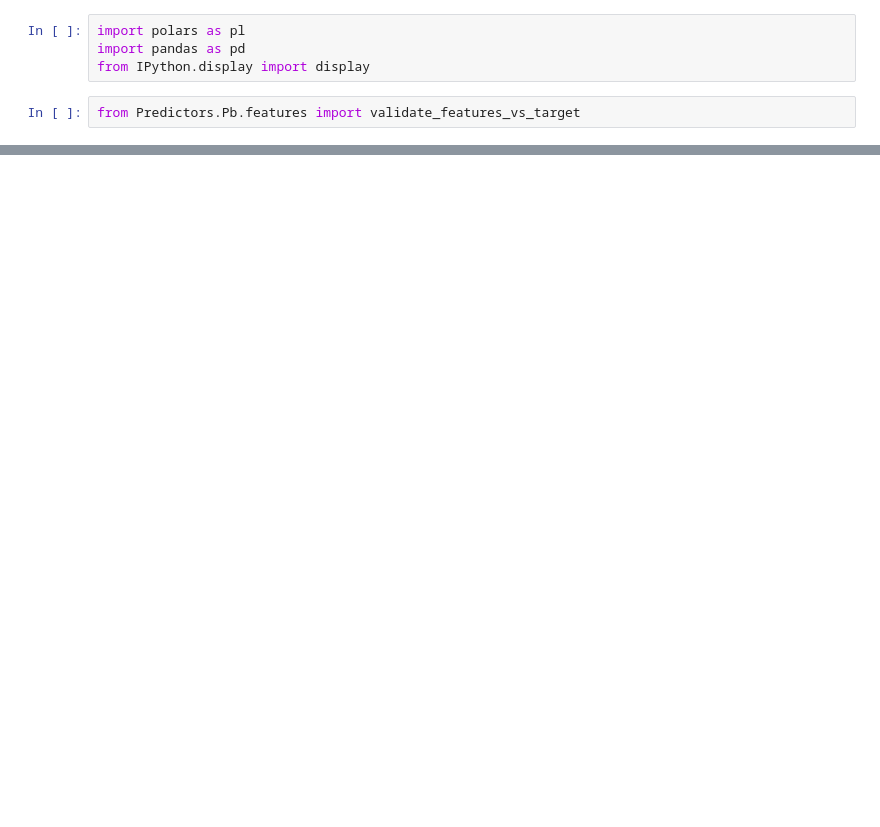
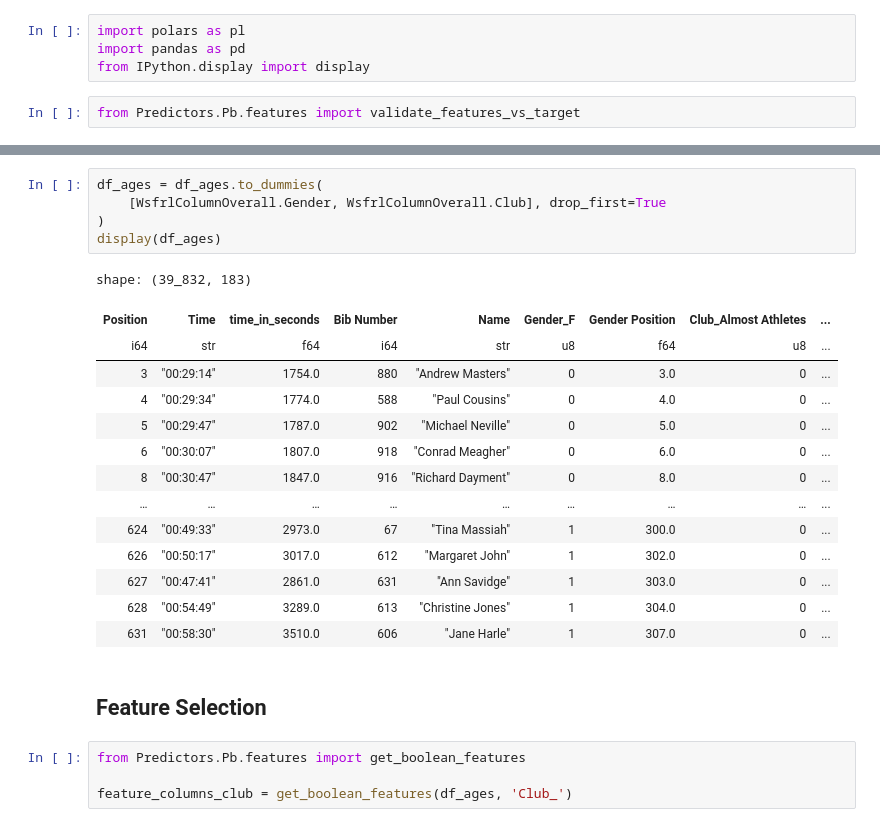
Before and after one commit to CoderGregH/wsfrl, a Jupyter notebook: Predictors/Age/HowOldAreThey.ipynb, the cells around one changed output, grey strips where cells are left out. Drawn from its saved outputs; the diff is of its cells as text; blank space fills up the shorter version.

```diff
--- a/Predictors/Age/HowOldAreThey.ipynb
+++ b/Predictors/Age/HowOldAreThey.ipynb
@@ -26,0 +60,26 @@ shape: (55_523, 65)
+# %%
+df_ages = df_ages.to_dummies(
+    [WsfrlColumnOverall.Gender, WsfrlColumnOverall.Club], drop_first=True
+)
+display(df_ages)
+# %% [output]
+shape: (39_832, 183)
+| Position | Time | time_in_seconds | Bib Number | Name | Gender_F | Gender Position | Club_Almost Athletes | ... |
+| i64 | str | f64 | i64 | str | u8 | f64 | u8 | ... |
+| 3 | "00:29:14" | 1754.0 | 880 | "Andrew Masters" | 0 | 3.0 | 0 | ... |
+| 4 | "00:29:34" | 1774.0 | 588 | "Paul Cousins" | 0 | 4.0 | 0 | ... |
+| 5 | "00:29:47" | 1787.0 | 902 | "Michael Neville" | 0 | 5.0 | 0 | ... |
+| 6 | "00:30:07" | 1807.0 | 918 | "Conrad Meagher" | 0 | 6.0 | 0 | ... |
+| 8 | "00:30:47" | 1847.0 | 916 | "Richard Dayment" | 0 | 8.0 | 0 | ... |
+| … | … | … | … | … | … | … | … | ... |
+| 624 | "00:49:33" | 2973.0 | 67 | "Tina Massiah" | 1 | 300.0 | 0 | ... |
+| 626 | "00:50:17" | 3017.0 | 612 | "Margaret John" | 1 | 302.0 | 0 | ... |
+| 627 | "00:47:41" | 2861.0 | 631 | "Ann Savidge" | 1 | 303.0 | 0 | ... |
+| 628 | "00:54:49" | 3289.0 | 613 | "Christine Jones" | 1 | 304.0 | 0 | ... |
+| 631 | "00:58:30" | 3510.0 | 606 | "Jane Harle" | 1 | 307.0 | 0 | ... |
+# %% [markdown]
+## Feature Selection
+# %%
+from Predictors.Pb.features import get_boolean_features
+
+feature_columns_club = get_boolean_features(df_ages, 'Club_')
```
Also changed, not shown: parts of 11 cells of this notebook, 5 other files.
